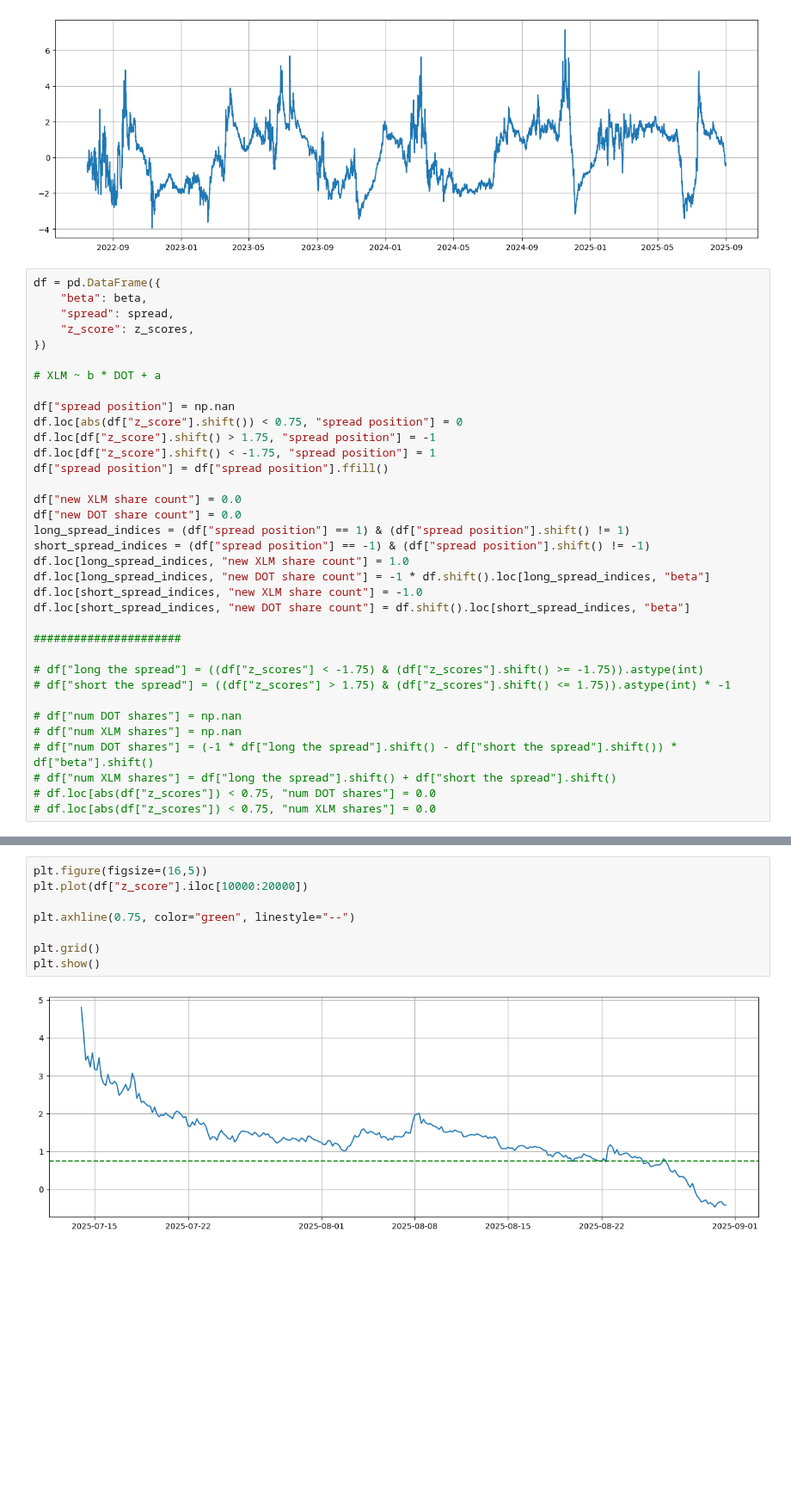
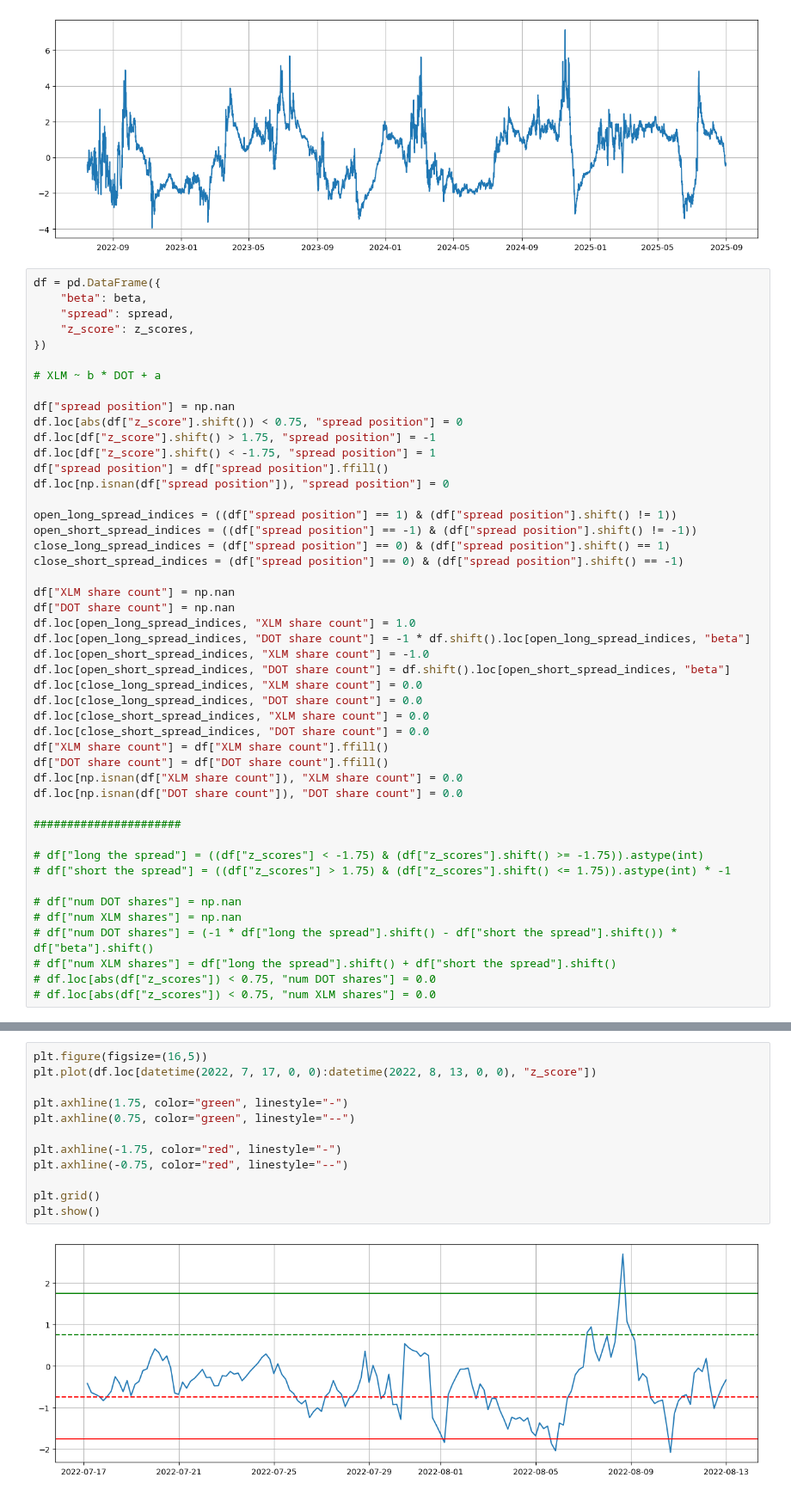
Before and after one commit to wbchristerson/crypto-strategies, a Jupyter notebook: updated_statistical_arbitrage_cointegration_4.ipynb, the cells around one changed output, grey strips where cells are left out. Shown at 86% size. Drawn from its saved outputs; the diff is of its cells as text; blank space fills up the shorter version.

Commit message:
calculate held shares in strat programmatically over pandas data frame

```diff
--- a/updated_statistical_arbitrage_cointegration_4.ipynb
+++ b/updated_statistical_arbitrage_cointegration_4.ipynb
@@ -295,15 +298,27 @@ df.loc[abs(df["z_score"].shift()) < 0.75, "spread position"] = 0
 df.loc[df["z_score"].shift() > 1.75, "spread position"] = -1
 df.loc[df["z_score"].shift() < -1.75, "spread position"] = 1
 df["spread position"] = df["spread position"].ffill()
+df.loc[np.isnan(df["spread position"]), "spread position"] = 0
 
-df["new XLM share count"] = 0.0
-df["new DOT share count"] = 0.0
-long_spread_indices = (df["spread position"] == 1) & (df["spread position"].shift() != 1)
-short_spread_indices = (df["spread position"] == -1) & (df["spread position"].shift() != -1)
-df.loc[long_spread_indices, "new XLM share count"] = 1.0
-df.loc[long_spread_indices, "new DOT share count"] = -1 * df.shift().loc[long_spread_indices, "beta"]
-df.loc[short_spread_indices, "new XLM share count"] = -1.0
-df.loc[short_spread_indices, "new DOT share count"] = df.shift().loc[short_spread_indices, "beta"]
+open_long_spread_indices = ((df["spread position"] == 1) & (df["spread position"].shift() != 1))
+open_short_spread_indices = ((df["spread position"] == -1) & (df["spread position"].shift() != -1))
+close_long_spread_indices = (df["spread position"] == 0) & (df["spread position"].shift() == 1)
+close_short_spread_indices = (df["spread position"] == 0) & (df["spread position"].shift() == -1)
+
+df["XLM share count"] = np.nan
+df["DOT share count"] = np.nan
+df.loc[open_long_spread_indices, "XLM share count"] = 1.0
+df.loc[open_long_spread_indices, "DOT share count"] = -1 * df.shift().loc[open_long_spread_indices, "beta"]
+df.loc[open_short_spread_indices, "XLM share count"] = -1.0
+df.loc[open_short_spread_indices, "DOT share count"] = df.shift().loc[open_short_spread_indices, "beta"]
+df.loc[close_long_spread_indices, "XLM share count"] = 0.0
+df.loc[close_long_spread_indices, "DOT share count"] = 0.0
+df.loc[close_short_spread_indices, "XLM share count"] = 0.0
+df.loc[close_short_spread_indices, "DOT share count"] = 0.0
+df["XLM share count"] = df["XLM share count"].ffill()
+df["DOT share count"] = df["DOT share count"].ffill()
+df.loc[np.isnan(df["XLM share count"]), "XLM share count"] = 0.0
+df.loc[np.isnan(df["DOT share count"]), "DOT share count"] = 0.0
 
 ######################
 
@@ -335,13 +350,17 @@ df
 10291 rows × 6 columns
 # %%
 plt.figure(figsize=(16,5))
-plt.plot(df["z_score"].iloc[10000:20000])
+plt.plot(df.loc[datetime(2022, 7, 17, 0, 0):datetime(2022, 8, 13, 0, 0), "z_score"])
 
+plt.axhline(1.75, color="green", linestyle="-")
 plt.axhline(0.75, color="green", linestyle="--")
+
+plt.axhline(-1.75, color="red", linestyle="-")
+plt.axhline(-0.75, color="red", linestyle="--")
 
 plt.grid()
 plt.show()
 # %% [output]
-[figure, old version]
+[figure, new version]
 # %%
 plt.figure(figsize=(16,5))
```
Also changed, not shown: parts of 4 cells of this notebook.
